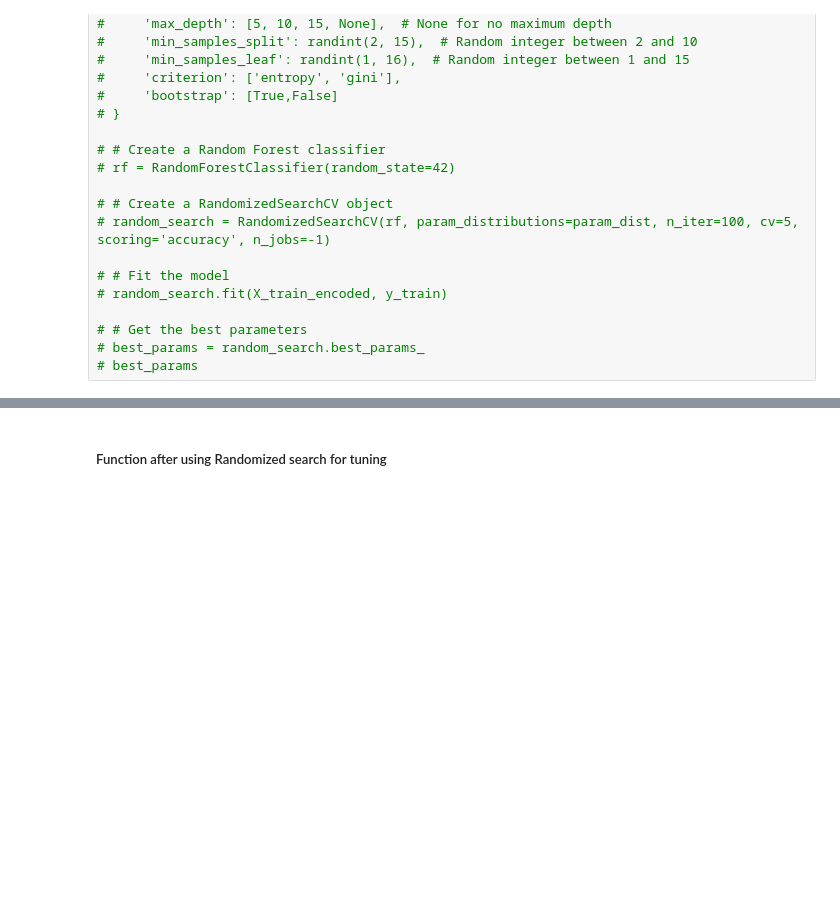
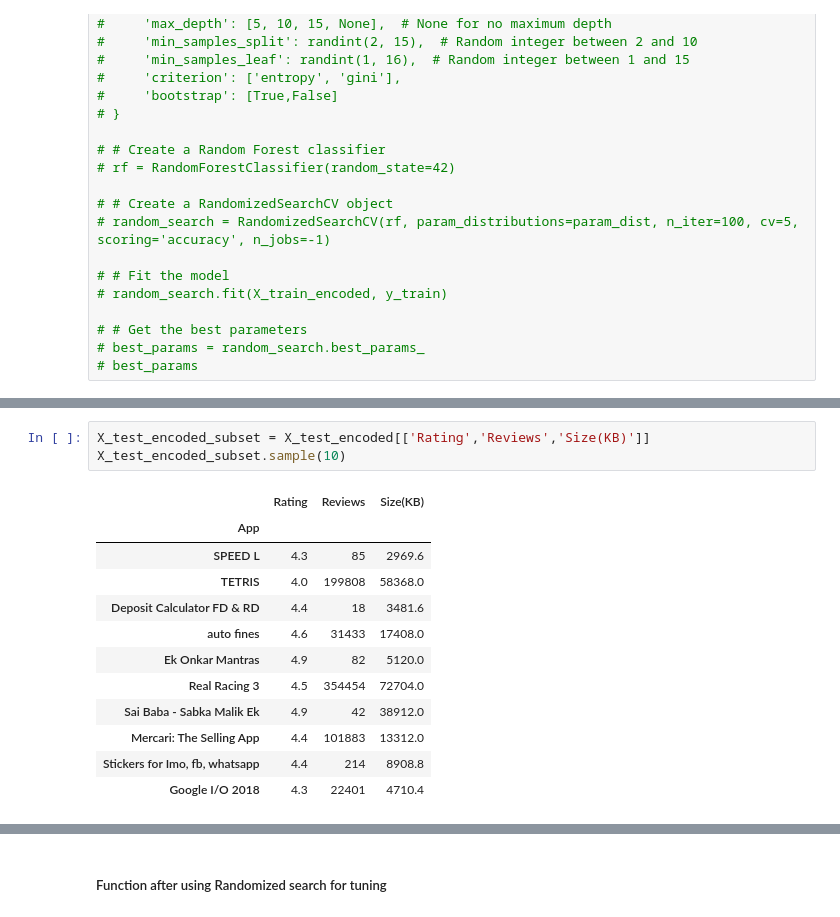
Before and after one commit to Vee2002/Play_Store_Apps_Analysis, a Jupyter notebook: Prediction of Mobile App Success using Machine Learning - Lit Think Notebook(Final).ipynb, the cells around one changed output, grey strips where cells are left out. Saved outputs shown, nothing was run; the diff lists cells and outputs as text; blank space fills up the shorter version.

```diff
--- a/Prediction of Mobile App Success using Machine Learning - Lit Think Notebook(Final).ipynb
+++ b/Prediction of Mobile App Success using Machine Learning - Lit Think Notebook(Final).ipynb
@@ -1658,0 +1682,16 @@ def main():
+# %%
+X_test_encoded_subset = X_test_encoded[['Rating','Reviews','Size(KB)']]
+X_test_encoded_subset.sample(10)
+# %% [output]
+|  | Rating | Reviews | Size(KB) |
+| App |  |  |  |
+| SPEED L | 4.3 | 85 | 2969.6 |
+| TETRIS | 4.0 | 199808 | 58368.0 |
+| Deposit Calculator FD & RD | 4.4 | 18 | 3481.6 |
+| auto fines | 4.6 | 31433 | 17408.0 |
+| Ek Onkar Mantras | 4.9 | 82 | 5120.0 |
+| Real Racing 3 | 4.5 | 354454 | 72704.0 |
+| Sai Baba - Sabka Malik Ek | 4.9 | 42 | 38912.0 |
+| Mercari: The Selling App | 4.4 | 101883 | 13312.0 |
+| Stickers for Imo, fb, whatsapp | 4.4 | 214 | 8908.8 |
+| Google I/O 2018 | 4.3 | 22401 | 4710.4 |
```
Also changed, not shown: parts of 29 cells of this notebook, 14 other files.
